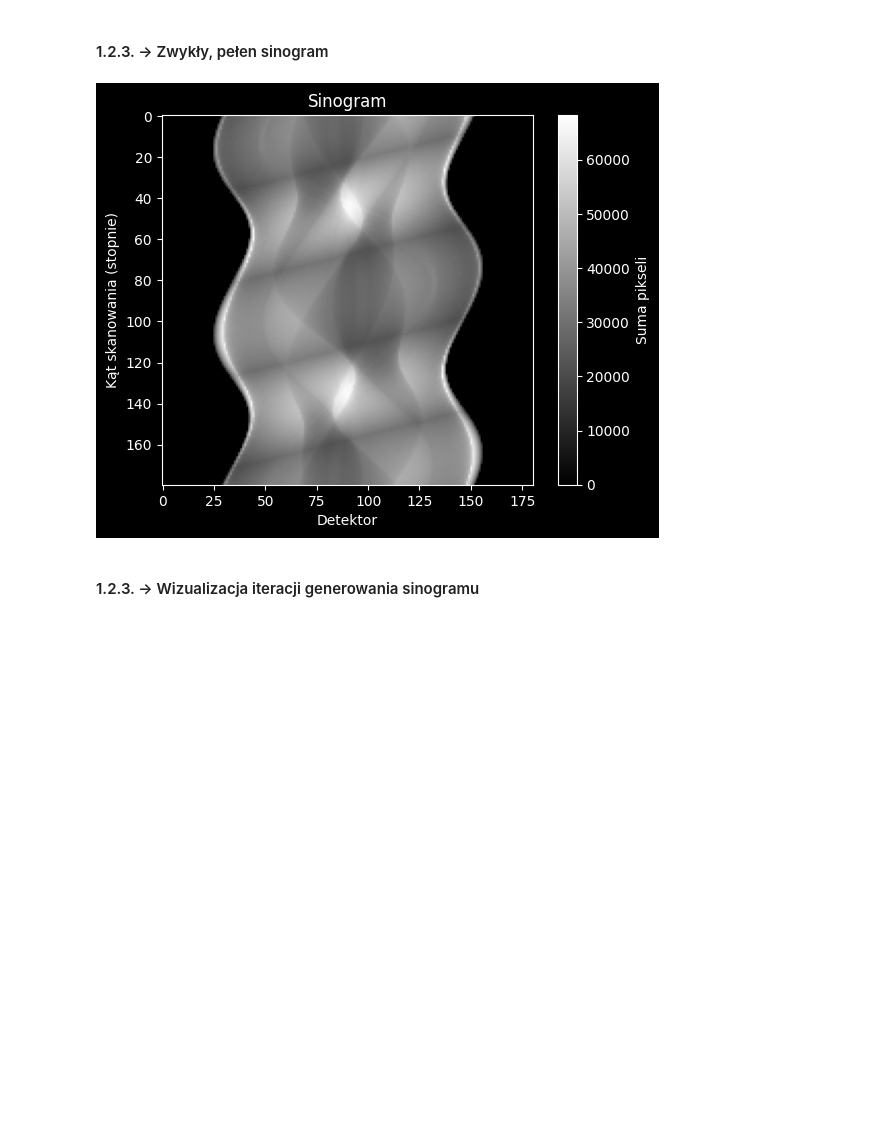
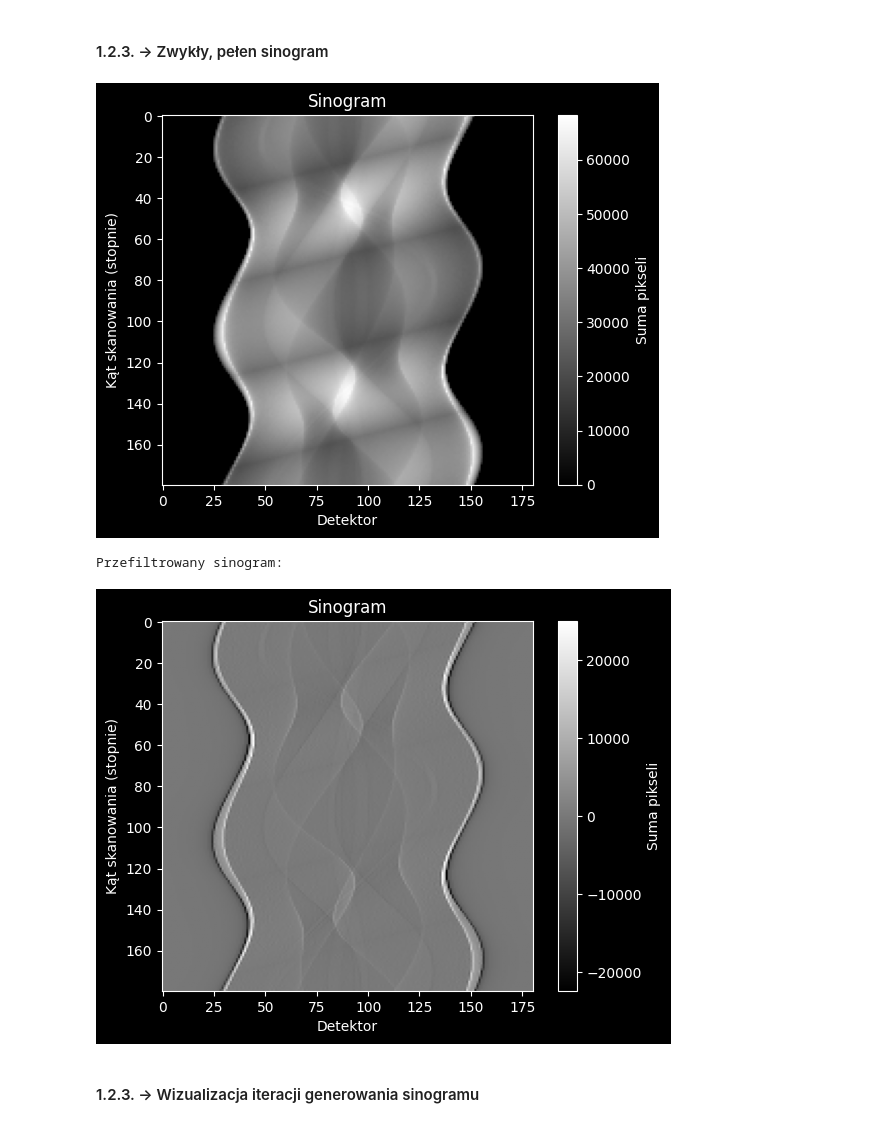
Before and after one commit to pwlsp/tomograf, a Jupyter notebook: tomograf.ipynb, the cells around one changed output. Saved outputs shown, nothing was run; the diff lists cells and outputs as text; code cells hidden in the pictures; blank space fills up the shorter version.

```diff
--- a/tomograf.ipynb
+++ b/tomograf.ipynb
@@ -686,6 +724,19 @@ if manual:
             break
         except Exception as e:
             print(f"Wprowadzono nieprawidłowy format danych: {e}")
+
+    while True:
+        ans = input(f"Podaj ścieżkę do obrazu do zeskanowania (lub pozostaw puste, by użyć domyślnej: \"{path}\"): ").strip().strip('"').strip("'")
+
+        if not ans:
+            break
+
+        try:
+            with open(ans, 'rb'):
+                path = ans
+                break
+        except Exception as e:
+            print(f"Nie można otworzyć pliku {ans}: {e}")
 
     if visualize:
         while True:
@@ -777,14 +828,23 @@ image = load_image(path)
 # %%
 sinogram_data = radon(
     image=image,
     num_detectors=num_detectors,
     spread_angle=spread_angle,
     num_steps=num_steps,
     rotation_angle=rotation_angle,
 )
+
+kernel = compute_kernel(num_detectors)
+sinogram_data_filtered = copy.deepcopy(sinogram_data)
+sinogram_data_filtered.sinogram = filter_sinogram(sinogram_data_filtered.sinogram, kernel)
+
 plot_sinogram(sinogram_data.sinogram)
+print("Przefiltrowany sinogram:")
+plot_sinogram(sinogram_data_filtered.sinogram)
 # %% [output]
 [figure]
+Przefiltrowany sinogram:
+[figure, added]
 # %% [markdown]
 #### 1.2.3. -> Wizualizacja iteracji generowania sinogramu
 # %%
```
Also changed, not shown: parts of 11 cells of this notebook, 1 other file.
